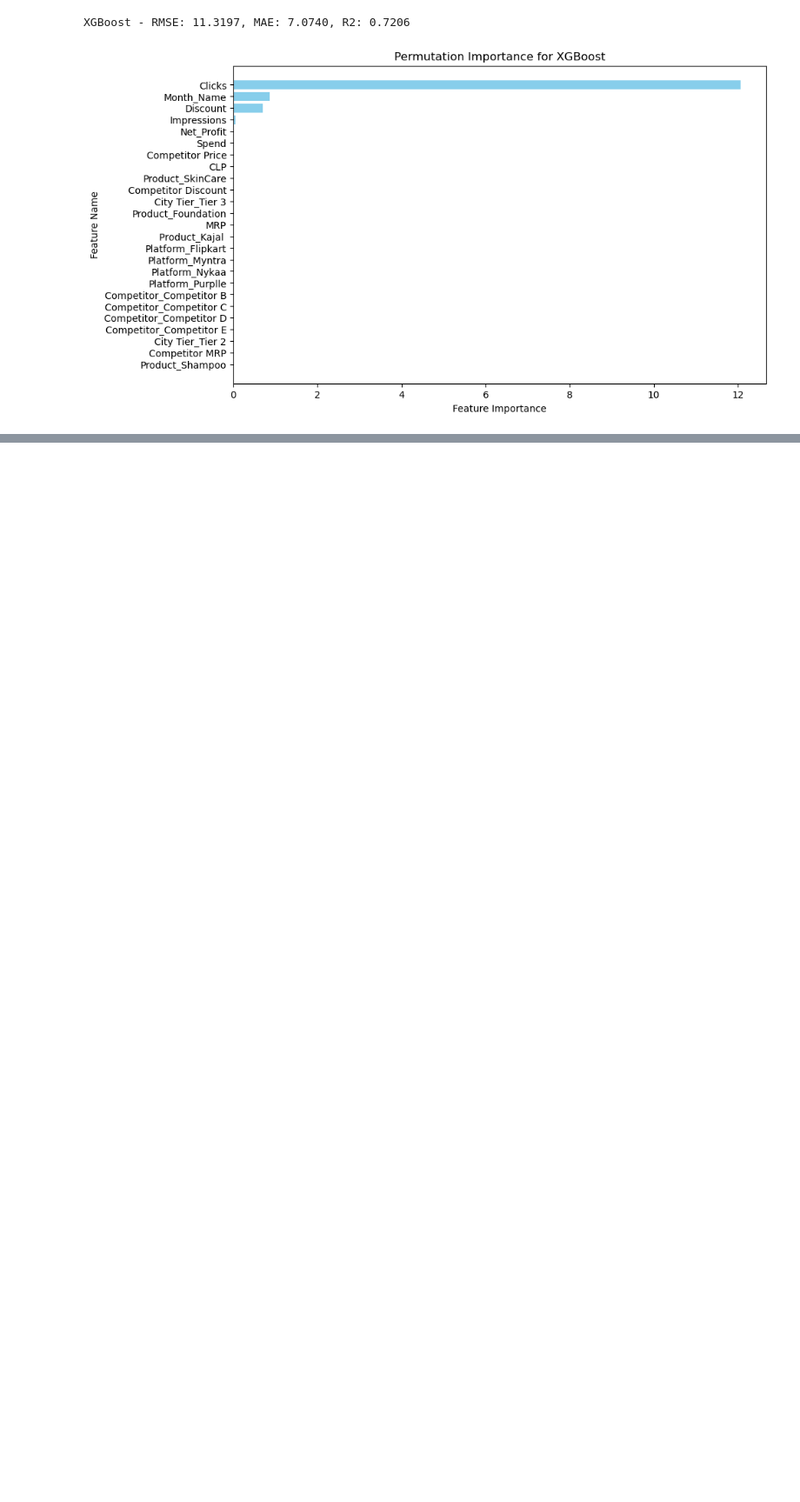
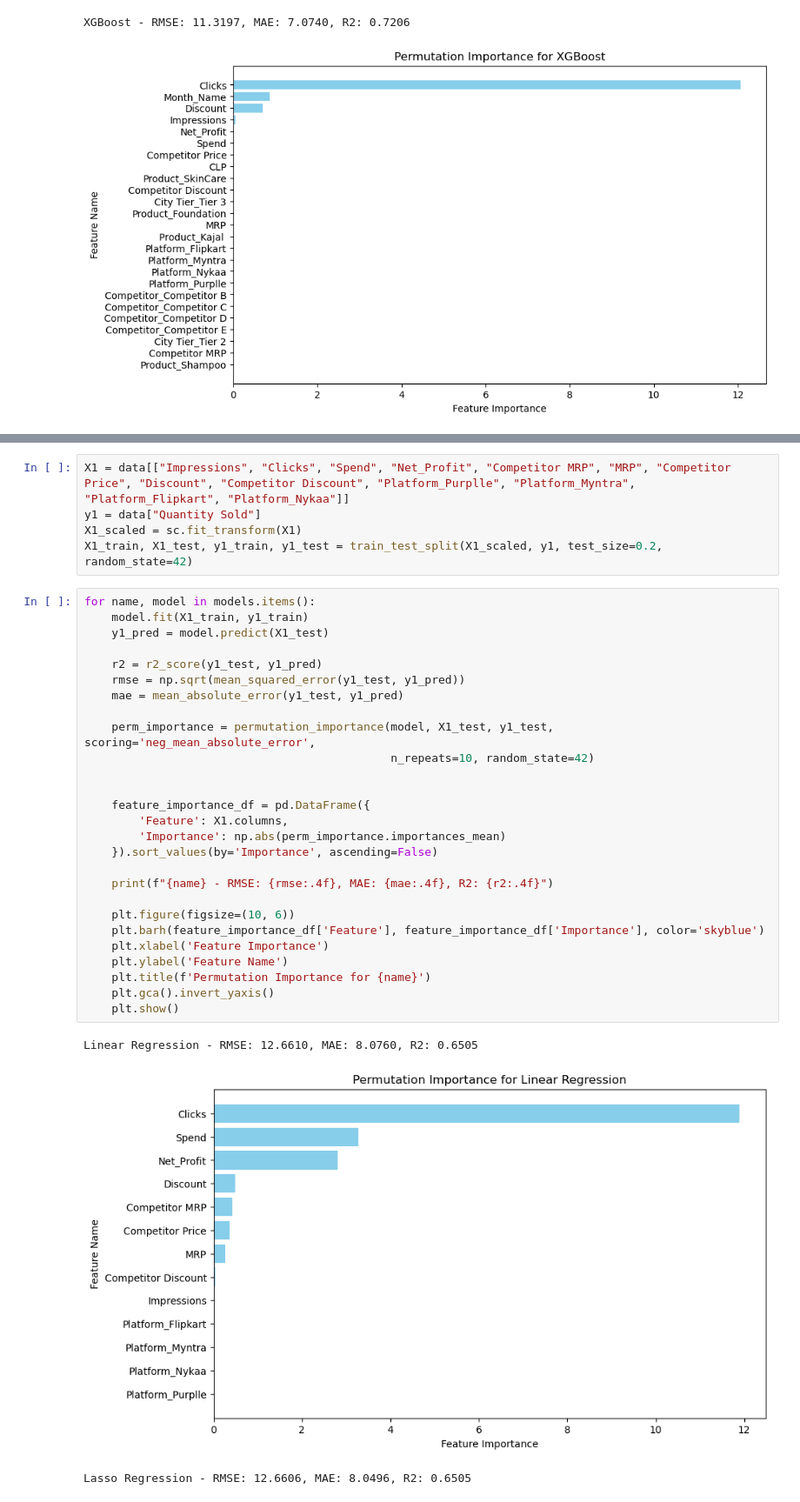
Before and after one commit to Mctavish07/ML-Projects, a Jupyter notebook: Ecomm Sales/Soham_B2024117.ipynb, the cells around one changed output, grey strips where cells are left out. Shown at 87% size. Drawn from its saved outputs; the diff is of its cells as text; blank space fills up the shorter version.

```diff
--- a/Ecomm Sales/Soham_B2024117.ipynb
+++ b/Ecomm Sales/Soham_B2024117.ipynb
@@ -377,0 +460,36 @@ Neural Network - RMSE: 11.6886, MAE: 7.3613, R2: 0.7021
+# %%
+X1 = data[["Impressions", "Clicks", "Spend", "Net_Profit", "Competitor MRP", "MRP", "Competitor Price", "Discount", "Competitor Discount", "Platform_Purplle", "Platform_Myntra", "Platform_Flipkart", "Platform_Nykaa"]]
+y1 = data["Quantity Sold"]
+X1_scaled = sc.fit_transform(X1)
+X1_train, X1_test, y1_train, y1_test = train_test_split(X1_scaled, y1, test_size=0.2, random_state=42)
+# %%
+for name, model in models.items():
+    model.fit(X1_train, y1_train)
+    y1_pred = model.predict(X1_test)
+
+    r2 = r2_score(y1_test, y1_pred)
+    rmse = np.sqrt(mean_squared_error(y1_test, y1_pred))
+    mae = mean_absolute_error(y1_test, y1_pred)
+
+    perm_importance = permutation_importance(model, X1_test, y1_test, scoring='neg_mean_absolute_error',
+                                             n_repeats=10, random_state=42)
+
+
+    feature_importance_df = pd.DataFrame({
+        'Feature': X1.columns,
+        'Importance': np.abs(perm_importance.importances_mean)
+    }).sort_values(by='Importance', ascending=False)
+
+    print(f"{name} - RMSE: {rmse:.4f}, MAE: {mae:.4f}, R2: {r2:.4f}")
+
+    plt.figure(figsize=(10, 6))
+    plt.barh(feature_importance_df['Feature'], feature_importance_df['Importance'], color='skyblue')
+    plt.xlabel('Feature Importance')
+    plt.ylabel('Feature Name')
+    plt.title(f'Permutation Importance for {name}')
+    plt.gca().invert_yaxis()
+    plt.show()
+# %% [output]
+Linear Regression - RMSE: 12.6610, MAE: 8.0760, R2: 0.6505
+[figure, added]
+Lasso Regression - RMSE: 12.6606, MAE: 8.0496, R2: 0.6505
```
Also changed, not shown: parts of 8 cells of this notebook.
